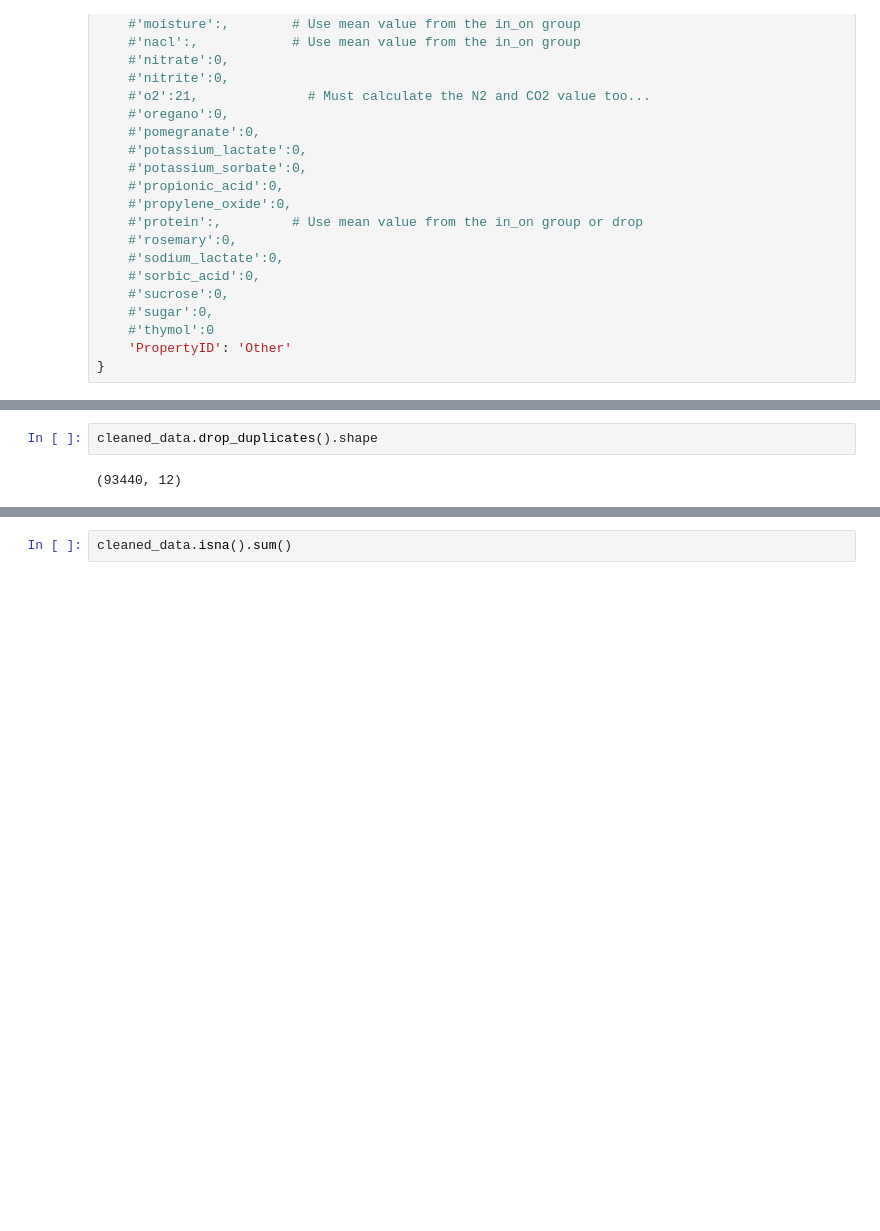
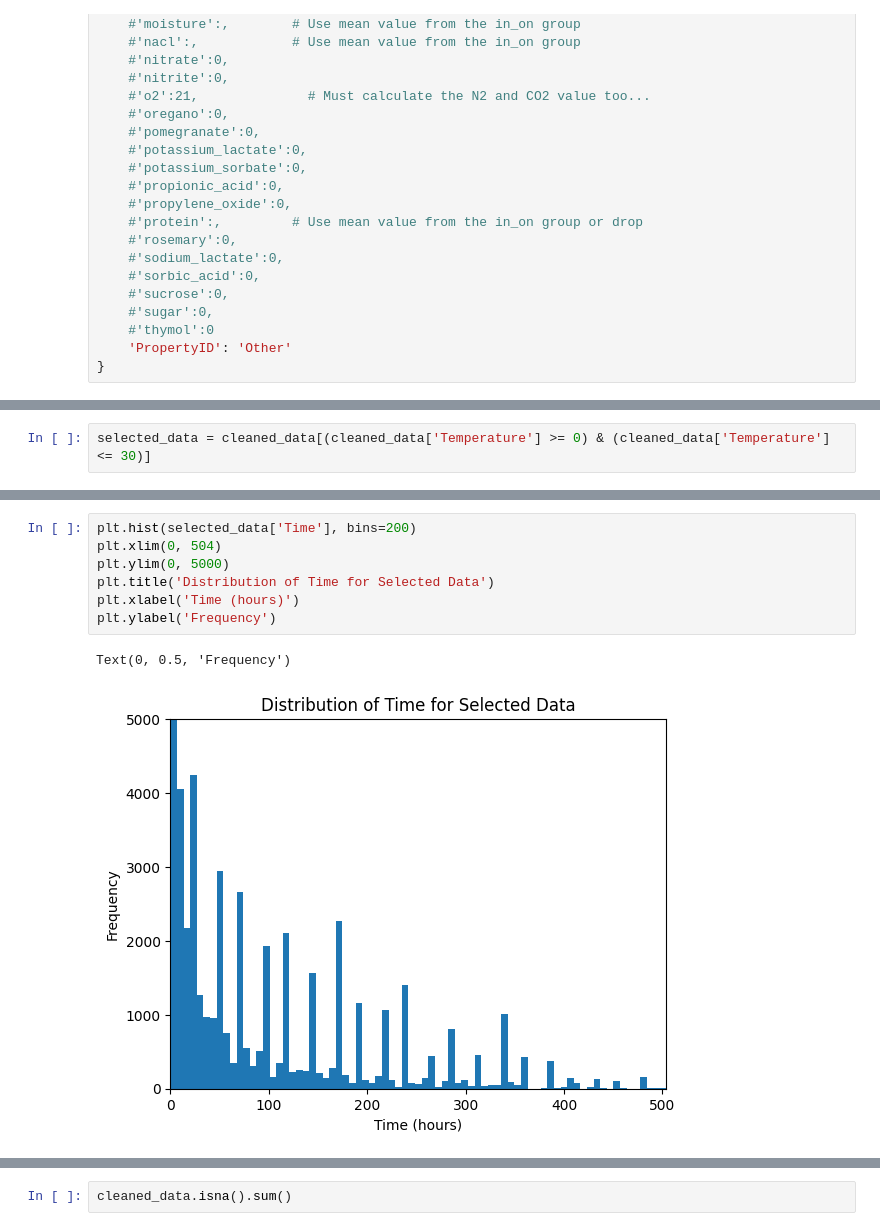
Before and after one commit to lulutinee/safer_food, a Jupyter notebook: notebooks/safer-food.ipynb, the cells around one changed output, grey strips where cells are left out. Drawn from its saved outputs; the diff is of its cells as text; blank space fills up the shorter version.

```diff
--- a/notebooks/safer-food.ipynb
+++ b/notebooks/safer-food.ipynb
@@ -450,0 +466,2 @@ cleaned_data.shape
+# %%
+selected_data = cleaned_data[(cleaned_data['Temperature'] >= 0) & (cleaned_data['Temperature'] <= 30)]
@@ -451,4 +486,10 @@ cleaned_data.shape
 # %%
-cleaned_data.drop_duplicates().shape
+plt.hist(selected_data['Time'], bins=200)
+plt.xlim(0, 504)
+plt.ylim(0, 5000)
+plt.title('Distribution of Time for Selected Data')
+plt.xlabel('Time (hours)')
+plt.ylabel('Frequency')
 # %% [output]
-(93440, 12)
+Text(0, 0.5, 'Frequency')
+[figure, added]
```
Also changed, not shown: parts of 38 cells of this notebook, 2 other files.
